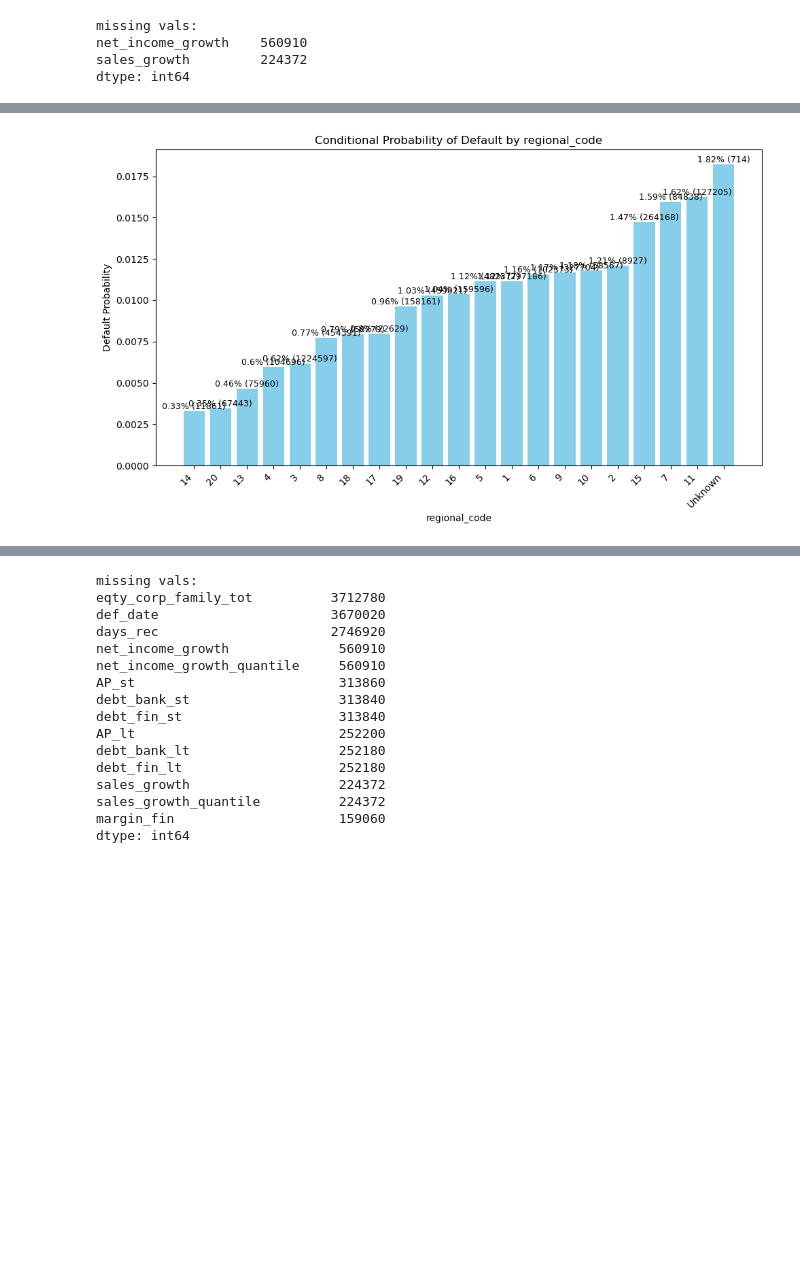
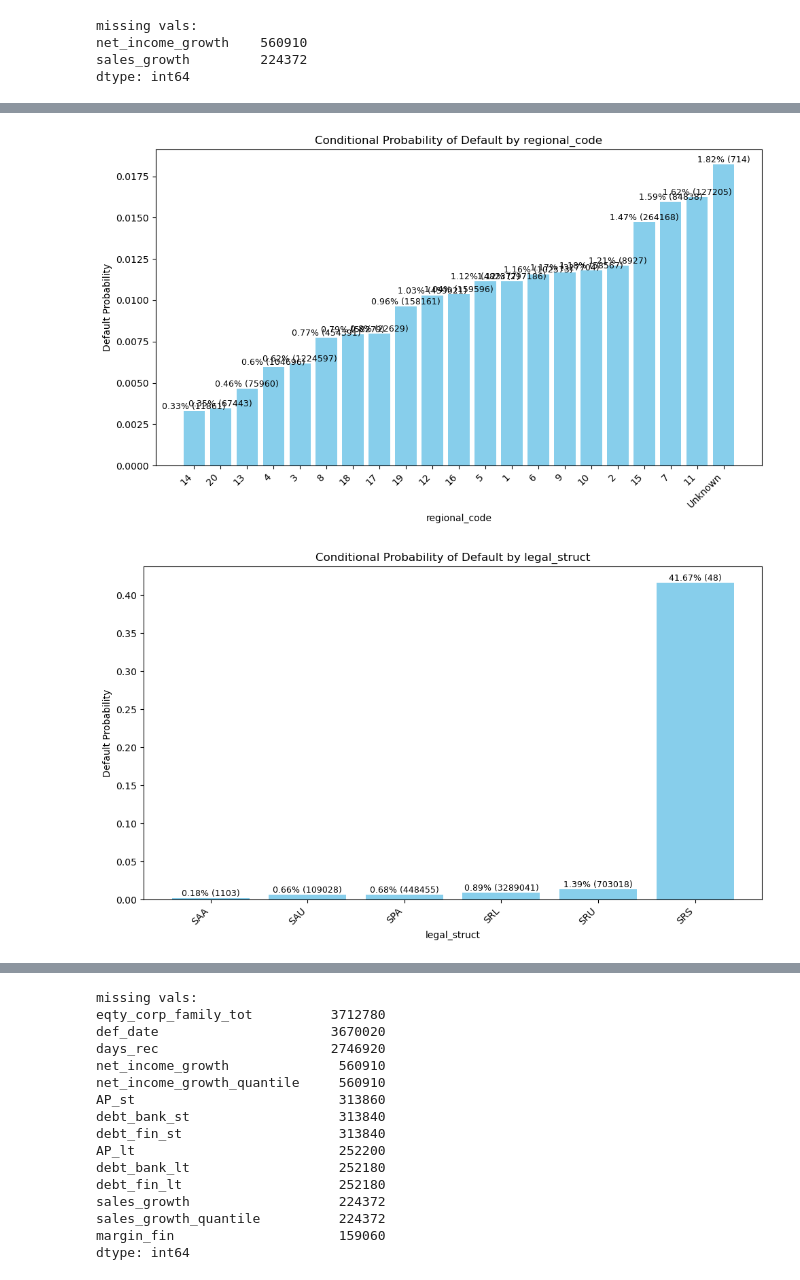
Before and after one commit to Juanroalvarado/ml-finance-credit-default, a Jupyter notebook: processing/Preproc-Function-Harness.ipynb, the cells around one changed output, grey strips where cells are left out. Drawn from its saved outputs; the diff is of its cells as text; code cells hidden in the pictures; blank space fills up the shorter version.

Commit message:
cfo and legal structure

```diff
--- a/processing/Preproc-Function-Harness.ipynb
+++ b/processing/Preproc-Function-Harness.ipynb
@@ -398,6 +398,16 @@ def pre_process(df, historical_df=None, custom_bins = None, new=True, preproc_pa
     df = add_region_group(df)
     df = calculate_conditional_pd_for_categorical(df, field='regional_code', default_col='default')
 
+    #do cfo
+    df['liab_st'] = df['liab_tot'] - df['liab_lt']
+    df['cfo'] = df.apply(lambda row: 100 if row['liab_st'] == 0 else row['cf_operations'] / row['liab_st'], axis=1)
+    df, preproc_params = make_quantiles(df, field='cfo', num_quantiles=quantiles, new=new, preproc_params=preproc_params)
+
+    #do legal_struct
+    df = calculate_conditional_pd_for_categorical(df, field='legal_struct', default_col='default')
+
+
+
     return df, preproc_params
 # %%
 def process_test(train_file, test_file, quantiles = 50, days_until_statement=150):
@@ -619,9 +629,10 @@ Series([], dtype: int64)
 # %%
-features = ['ateco_sector', 'sector_group','regional_code']
+features = ['ateco_sector', 'sector_group','regional_code', 'legal_struct']
 all_processed = pd.concat([train_processed, test_processed], ignore_index=True)
 # Plot the default probabilities for each specified feature
 plot_feature_default_probabilities(all_processed, features)
 # %% [output]
 [figure]
 [figure]
 [figure]
+[figure, added]
```
Also changed, not shown: parts of 11 cells of this notebook.
